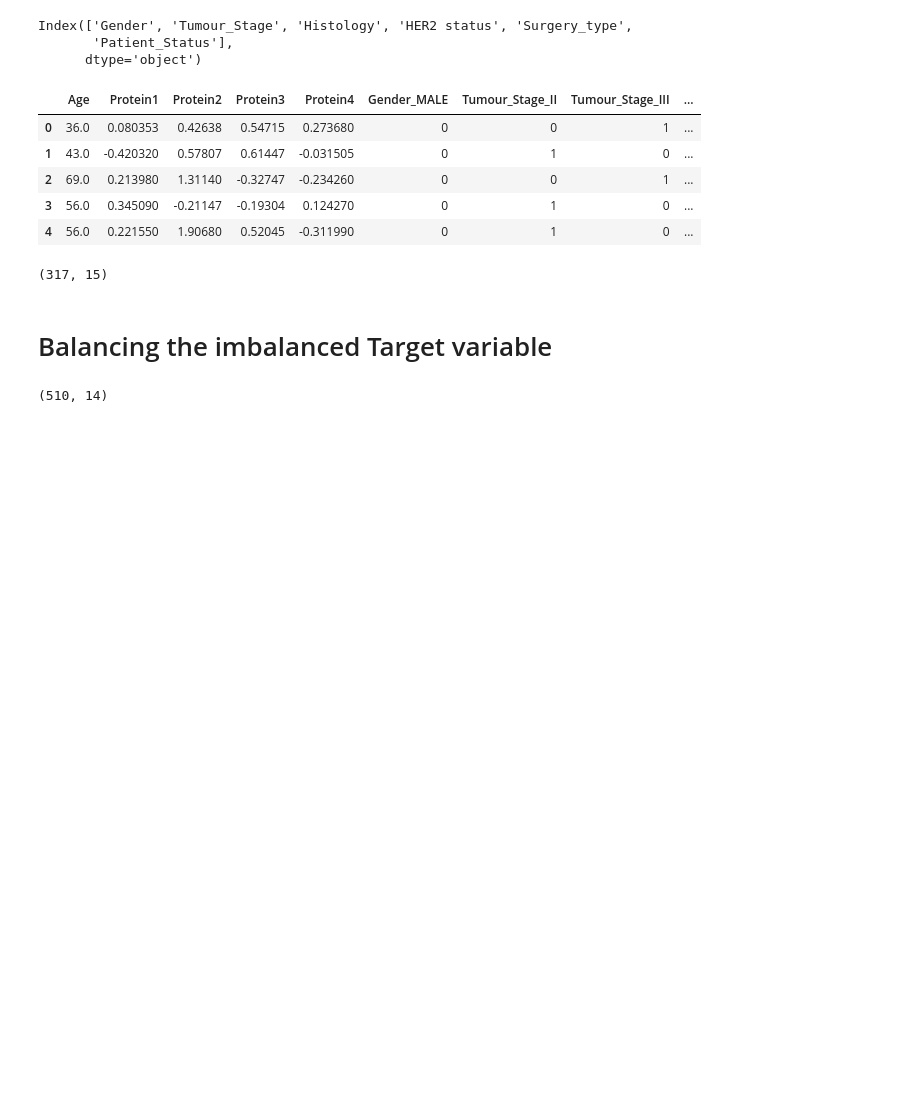
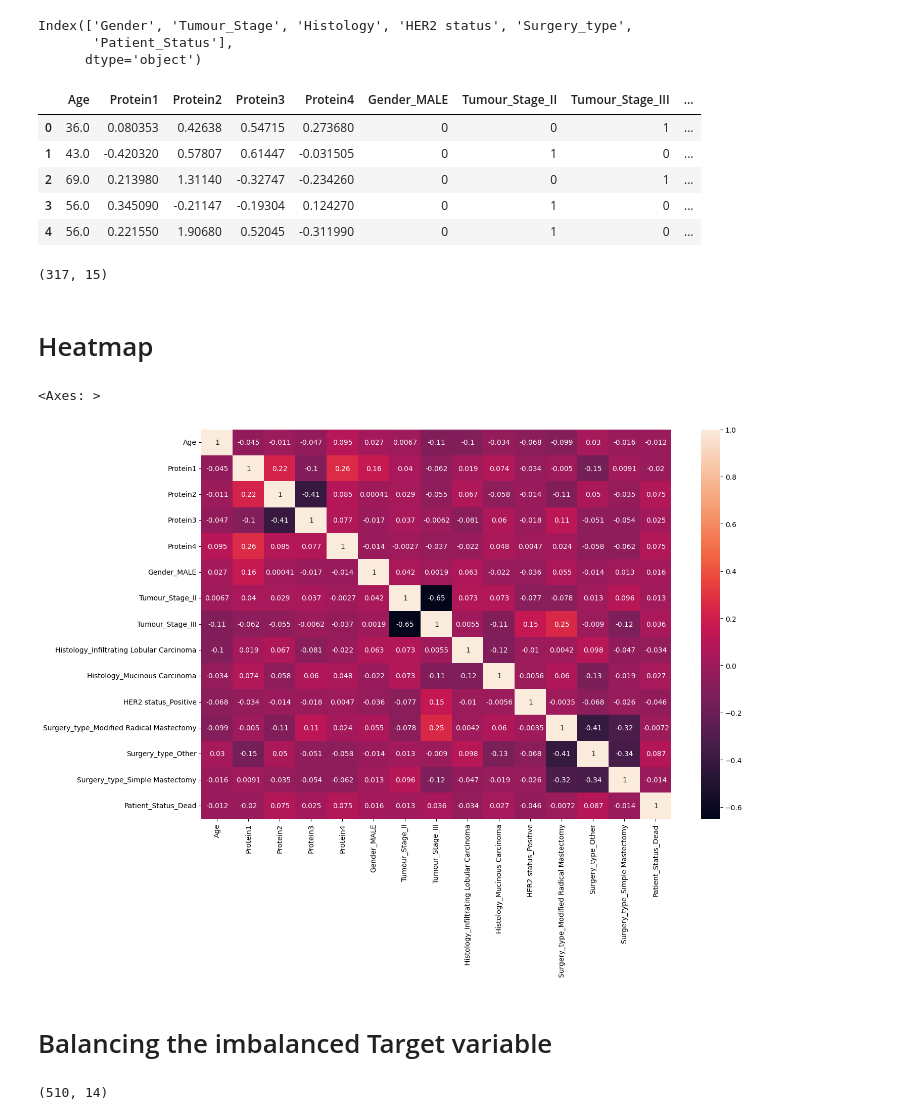
Before and after one commit to sazol07/Projects, a Jupyter notebook: Breast cancer using ml.ipynb, the cells around one changed output. Saved outputs shown, nothing was run; the diff lists cells and outputs as text; code cells hidden in the pictures; blank space fills up the shorter version.

```diff
--- a/Breast cancer using ml.ipynb
+++ b/Breast cancer using ml.ipynb
@@ -148,6 +148,14 @@ data.head()
 data.shape
 # %% [output]
 (317, 15)
+# %% [markdown]
+# Heatmap
+# %%
+plt.figure(figsize=(15,10))
+sns.heatmap(data.corr(),annot=True)
+# %% [output]
+<Axes: >
+[figure, added]
 # %% [markdown]
 # Balancing the imbalanced Target variable
 # %%
```
